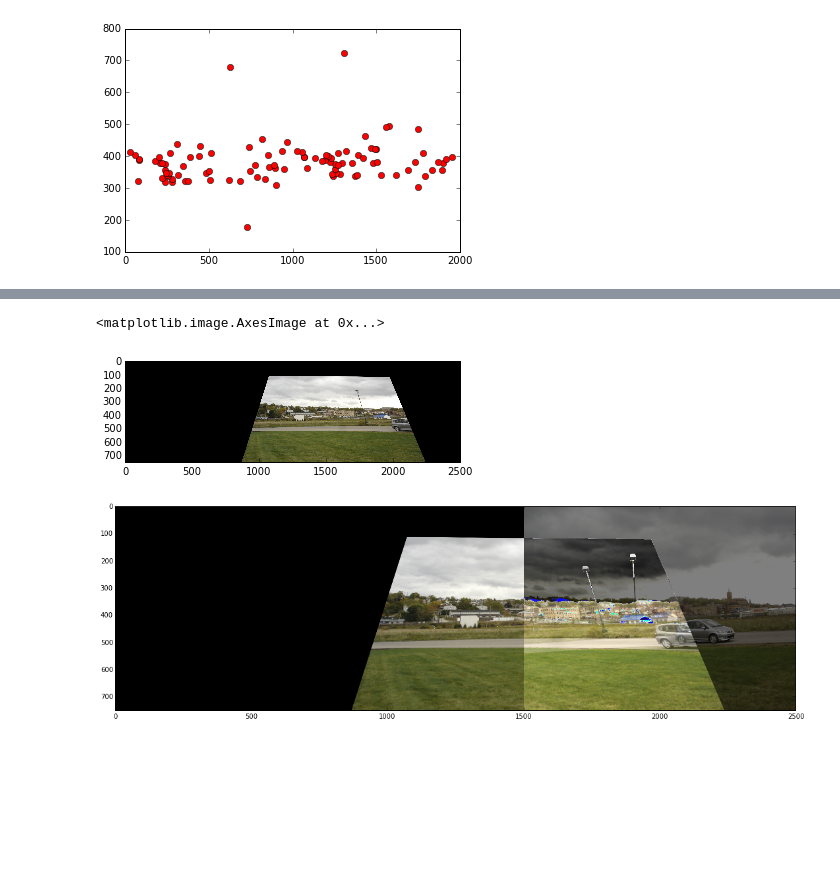
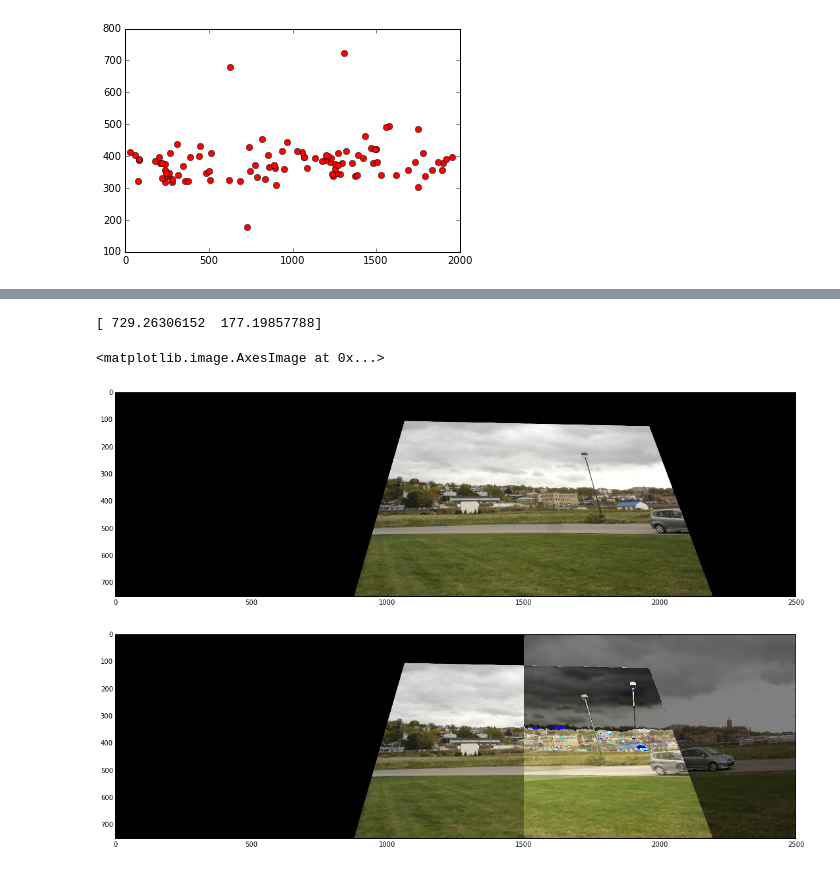
Before and after one commit to NCEghtebas/ComputerVisionCT, a Jupyter notebook: HW3/Q2.ipynb, the cells around one changed output, grey strips where cells are left out. Cells and saved outputs as stored; diff of their text form; code cells hidden in the pictures; blank space fills up the shorter version.

```diff
--- a/HW3/Q2.ipynb
+++ b/HW3/Q2.ipynb
@@ -221,28 +224,36 @@ homo=cv2.findHomography(group1,group2,cv2.RANSAC)
 # %%
 '''
 MAPPING
 '''
 # print(np.atleast_2d(x1).shape)
 groupone=np.vstack((x1,y1))
 grouptwo=np.vstack((x2,y2))
 groupone,grouptwo=even_groups(groupone,grouptwo)
 groupone=np.transpose(groupone)
 grouptwo=np.transpose(grouptwo)
-homo2=cv2.findHomography(groupone,grouptwo,cv2.RANSAC,2)
+homo2=cv2.findHomography(groupone,grouptwo,cv2.RANSAC,3)
 
+print(groupone[0])
+
+# homo3=np.transpose(homo2[0])
 # print(homo2[0])
 # print(homo[0])
 # new_image = np.zeros((one.shape[0]*2,one.shape[1]*2))
 output=cv2.warpPerspective(one,homo2[0],dsize=(int(one.shape[1]*2.5),one.shape[0]))
+# output=cv2.warpPerspective(one,homo3,dsize=(one.shape[0],int(one.shape[1]*2.5)))
+
+f1=plt.figure()
+f1.set_size_inches(18.5, 10.5)
 plt.imshow(output)
 shifted_two=np.concatenate((np.zeros((750,1500,3)),two),axis=1)
 thing=output+shifted_two/2.0
 f=plt.figure()
 f.set_size_inches(18.5, 10.5)
 
 plt.imshow(thing)
 # print(one.shape)
 # %% [output]
-<matplotlib.image.AxesImage at 0x...>
+[ 729.26306152  177.19857788]
+<matplotlib.image.AxesImage at 0x...>
-[figure, old version]
+[figure, new version]
-[figure, old version]
+[figure, new version]
```
Also changed, not shown: parts of 6 cells of this notebook, 4 other files.
